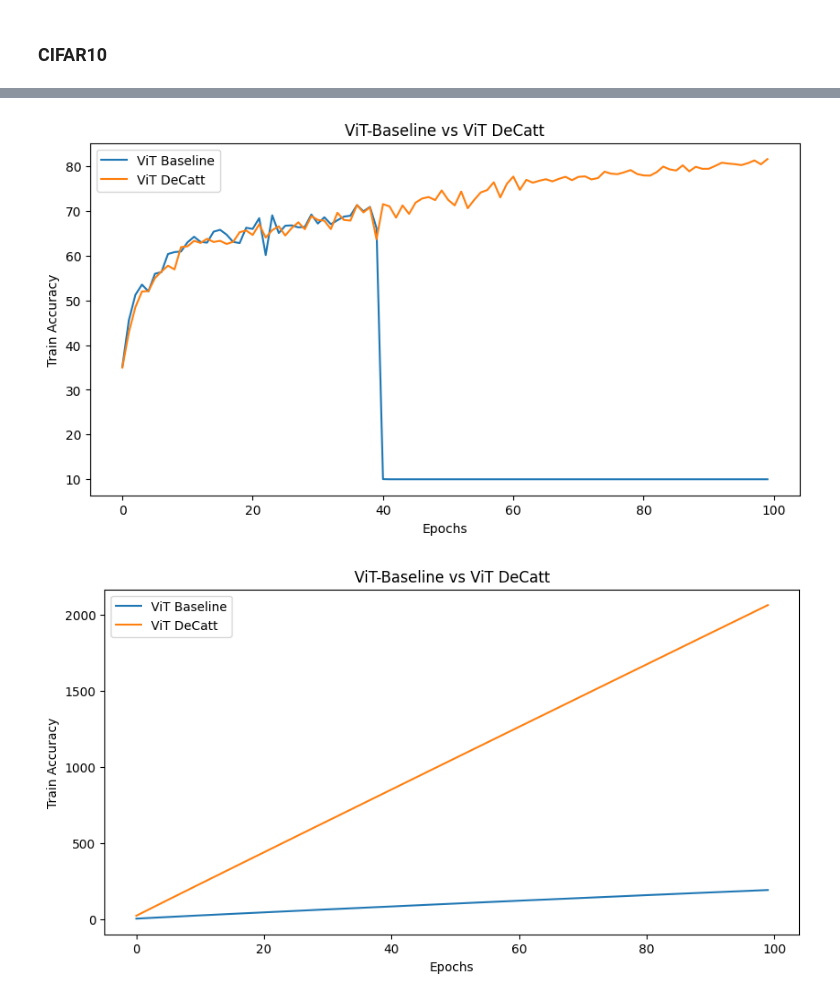
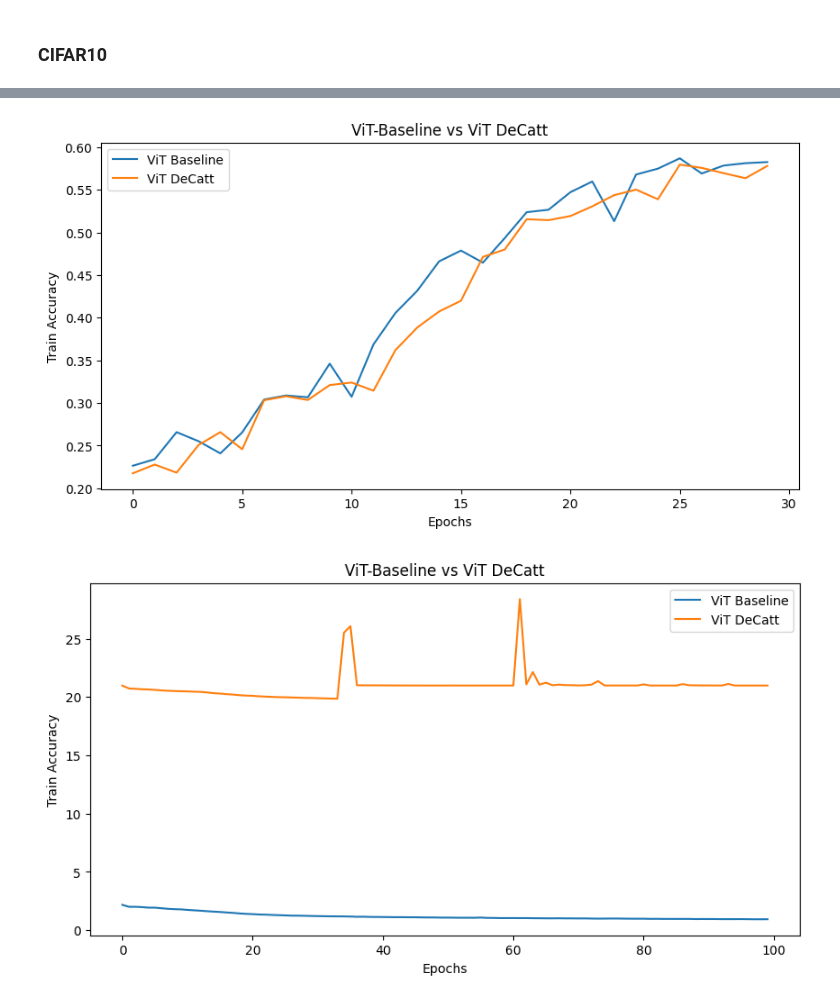
Before and after one commit to SamruddhiLahoti/ViTTrainingOptimizations, a Jupyter notebook: vit-inference.ipynb, the cells around one changed output, grey strips where cells are left out. Drawn from its saved outputs; the diff is of its cells as text; code cells hidden in the pictures.

```diff
--- a/vit-inference.ipynb
+++ b/vit-inference.ipynb
@@ -33,8 +71,8 @@ plot("DeCatt", "stats/vit_baseline_cifar10_trainacc.txt", "stats/vit_decatt_cifa
 # %%
-plot("DeCatt", "stats/vit_baseline_cifar10_valacc.txt", "stats/vit_decatt_cifar10_valacc.txt", 100)
+plot("DeCatt", "stats/vit_baseline_cifar10_valacc.txt", "stats/vit_decatt_cifar10_valacc.txt", 30)
 # %% [output]
-[figure, old version]
+[figure, new version]
 # %%
-plot("DeCatt", "stats/vit_baseline_cifar10_trainloss.txt", "stats/vit_decatt_cifar10_trainloss.txt", 100)
+plot("DeCatt", f"stats/old2-decatt/vit_baseline_cifar10_trainloss.txt", f"stats/old2-decatt/vit_decatt_cifar10_trainloss.txt", 100)
 # %% [output]
-[figure, old version]
+[figure, new version]
```
Also changed, not shown: parts of 2 cells of this notebook, 13 other files.
